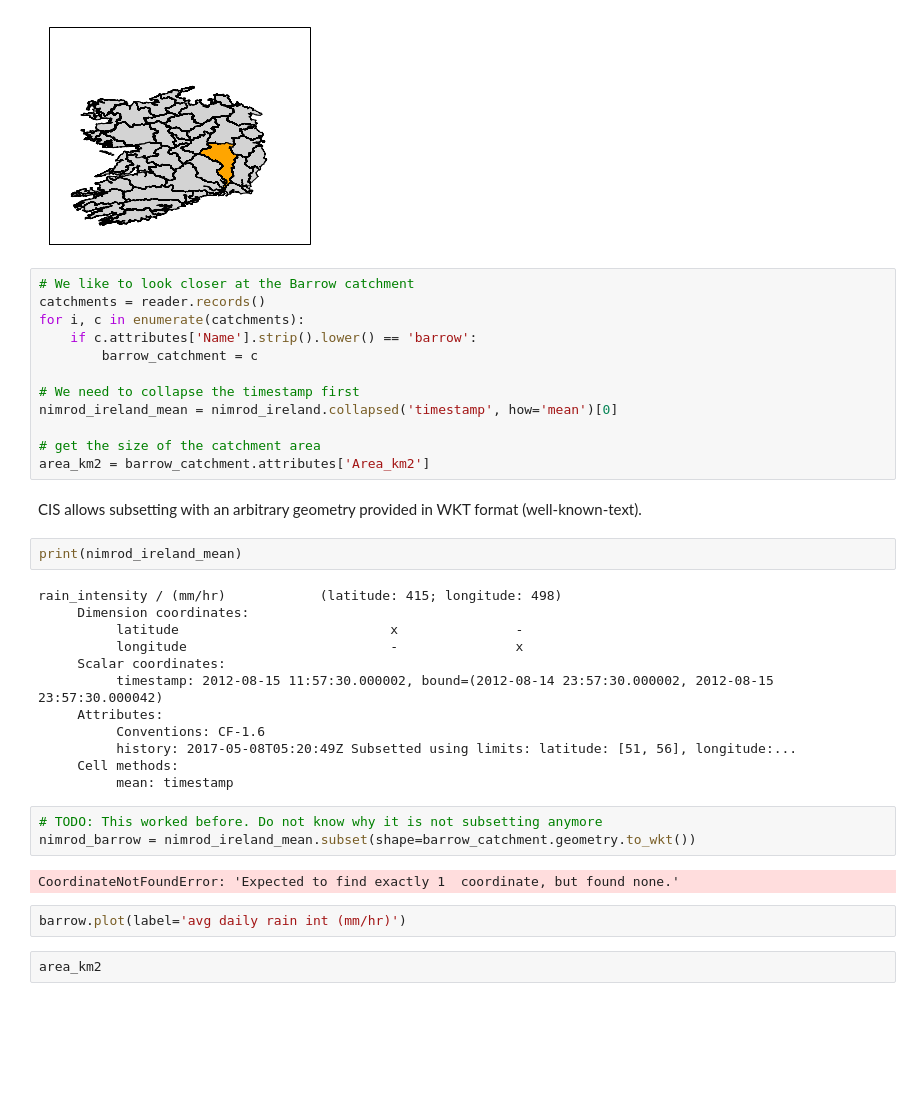
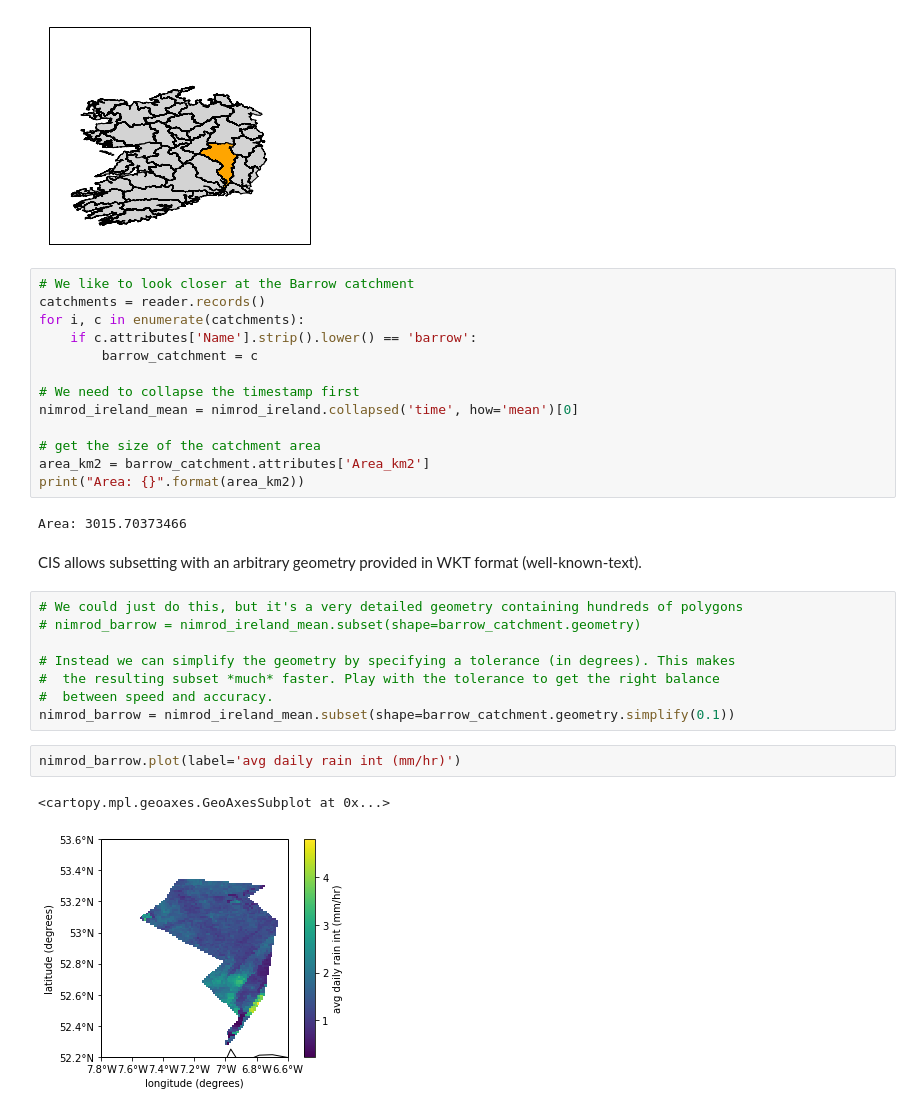
Before and after one commit to duncanwp/cis_workshops, a Jupyter notebook: MetOffice/FAAM_case_studies/cis_example_b728.ipynb, the cells around one changed output. Cells and saved outputs as stored; diff of their text form; blank space fills up the shorter version.

```diff
--- a/MetOffice/FAAM_case_studies/cis_example_b728.ipynb
+++ b/MetOffice/FAAM_case_studies/cis_example_b728.ipynb
@@ -229,33 +206,26 @@ for i, c in enumerate(catchments):
         barrow_catchment = c
 
 # We need to collapse the timestamp first
-nimrod_ireland_mean = nimrod_ireland.collapsed('timestamp', how='mean')[0]
+nimrod_ireland_mean = nimrod_ireland.collapsed('time', how='mean')[0]
 
 # get the size of the catchment area
 area_km2 = barrow_catchment.attributes['Area_km2']
+print("Area: {}".format(area_km2))
+# %% [output]
+Area: 3015.70373466
 # %% [markdown]
 CIS allows subsetting with an arbitrary geometry provided in WKT format (well-known-text).
-# %%
-print(nimrod_ireland_mean)
-# %% [output]
-rain_intensity / (mm/hr)            (latitude: 415; longitude: 498)
-     Dimension coordinates:
-          latitude                           x               -
-          longitude                          -               x
-     Scalar coordinates:
-          timestamp: 2012-08-15 11:57:30.000002, bound=(2012-08-14 23:57:30.000002, 2012-08-15 23:57:30.000042)
-     Attributes:
-          Conventions: CF-1.6
-          history: 2017-05-08T05:20:49Z Subsetted using limits: latitude: [51, 56], longitude:...
-     Cell methods:
-          mean: timestamp
-# %%
-# TODO: This worked before. Do not know why it is not subsetting anymore
-nimrod_barrow = nimrod_ireland_mean.subset(shape=barrow_catchment.geometry.to_wkt())
-# %% [output]
-CoordinateNotFoundError: 'Expected to find exactly 1  coordinate, but found none.'
+# %%
+# We could just do this, but it's a very detailed geometry containing hundreds of polygons
+# nimrod_barrow = nimrod_ireland_mean.subset(shape=barrow_catchment.geometry)
+
+# Instead we can simplify the geometry by specifying a tolerance (in degrees). This makes
+#  the resulting subset *much* faster. Play with the tolerance to get the right balance
+#  between speed and accuracy.
+nimrod_barrow = nimrod_ireland_mean.subset(shape=barrow_catchment.geometry.simplify(0.1))
 # %%
-barrow.plot(label='avg daily rain int (mm/hr)')
+nimrod_barrow.plot(label='avg daily rain int (mm/hr)')
+# %% [output]
+<cartopy.mpl.geoaxes.GeoAxesSubplot at 0x...>
+[figure, added]
-# %%
-area_km2
 # %%
```
Also changed, not shown: parts of 17 cells of this notebook, 1 other file.
